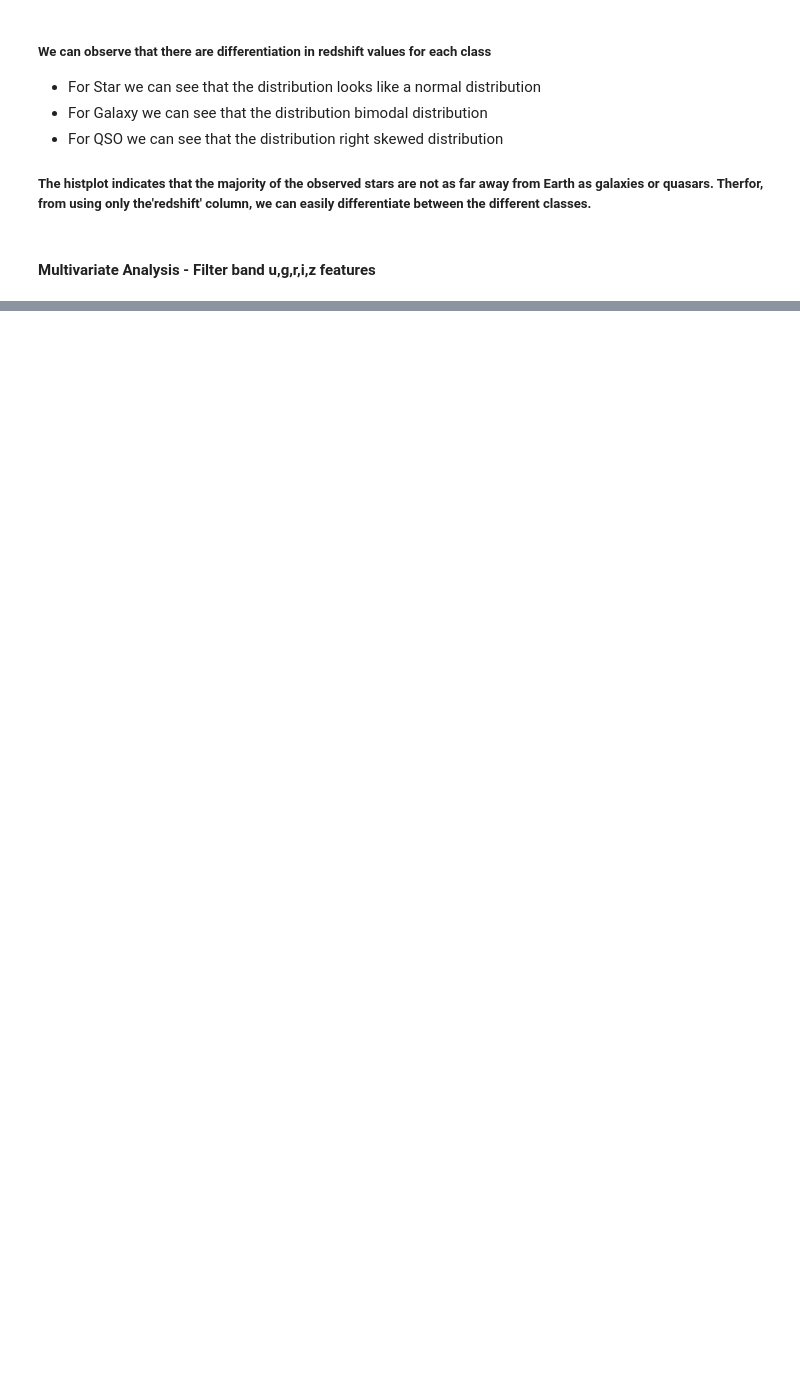
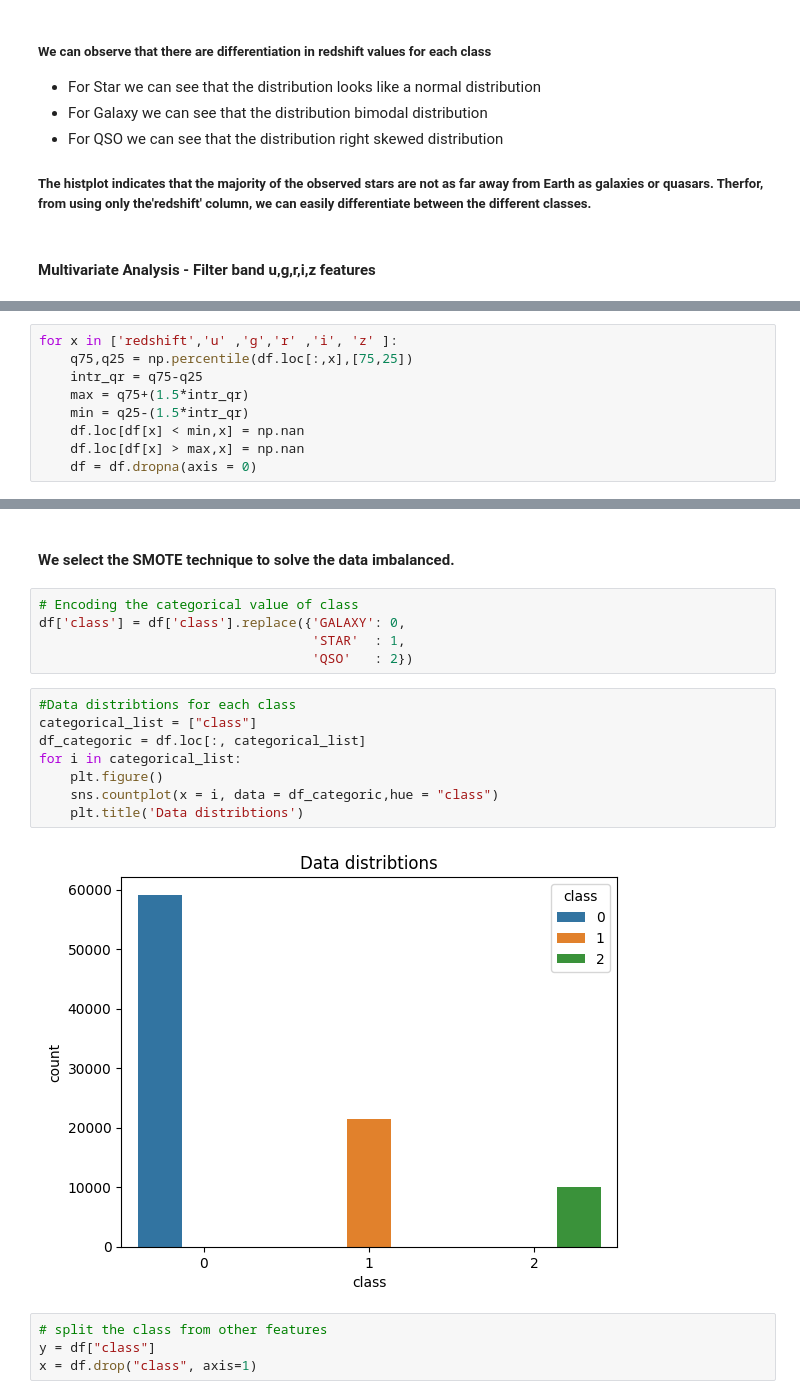
Before and after one commit to Maryamphd/Group-Assignment-No.3-Stellar-Classification, a Jupyter notebook: src_code/EDA_Steller_Classification.ipynb, the cells around one changed output, grey strips where cells are left out. Drawn from its saved outputs; the diff is of its cells as text; blank space fills up the shorter version.

```diff
--- a/src_code/EDA_Steller_Classification.ipynb
+++ b/src_code/EDA_Steller_Classification.ipynb
@@ -189,0 +260,9 @@ plt.show()
+# %%
+for x in ['redshift','u' ,'g','r' ,'i', 'z' ]:
+    q75,q25 = np.percentile(df.loc[:,x],[75,25])
+    intr_qr = q75-q25
+    max = q75+(1.5*intr_qr)
+    min = q25-(1.5*intr_qr)
+    df.loc[df[x] < min,x] = np.nan
+    df.loc[df[x] > max,x] = np.nan
+    df = df.dropna(axis = 0)
@@ -189,0 +289,21 @@ plt.show()
+# %% [markdown]
+#### We select the SMOTE technique to solve the data imbalanced.
+# %%
+# Encoding the categorical value of class
+df['class'] = df['class'].replace({'GALAXY': 0,
+                                   'STAR'  : 1,
+                                   'QSO'   : 2})
+# %%
+#Data distribtions for each class
+categorical_list = ["class"]
+df_categoric = df.loc[:, categorical_list]
+for i in categorical_list:
+    plt.figure()
+    sns.countplot(x = i, data = df_categoric,hue = "class")
+    plt.title('Data distribtions')
+# %% [output]
+[figure, added]
+# %%
+# split the class from other features
+y = df["class"]
+x = df.drop("class", axis=1)
```
Also changed, not shown: parts of 25 cells of this notebook, 3 other files.
